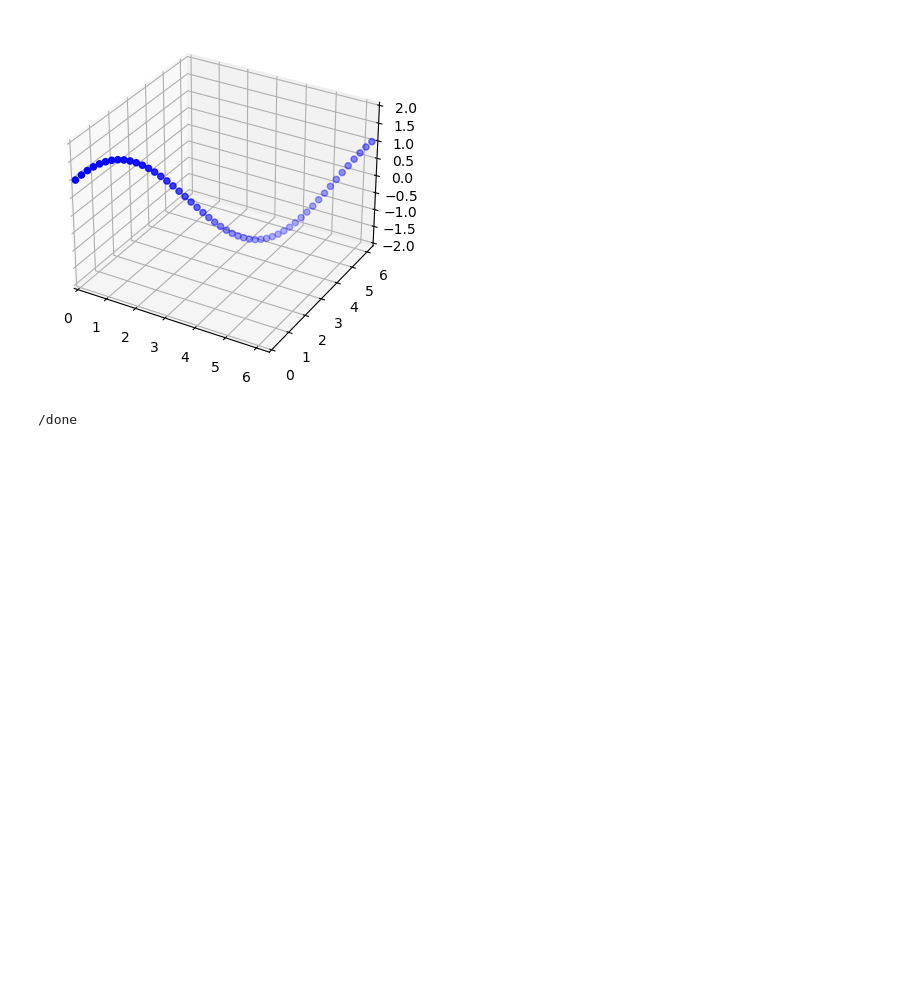
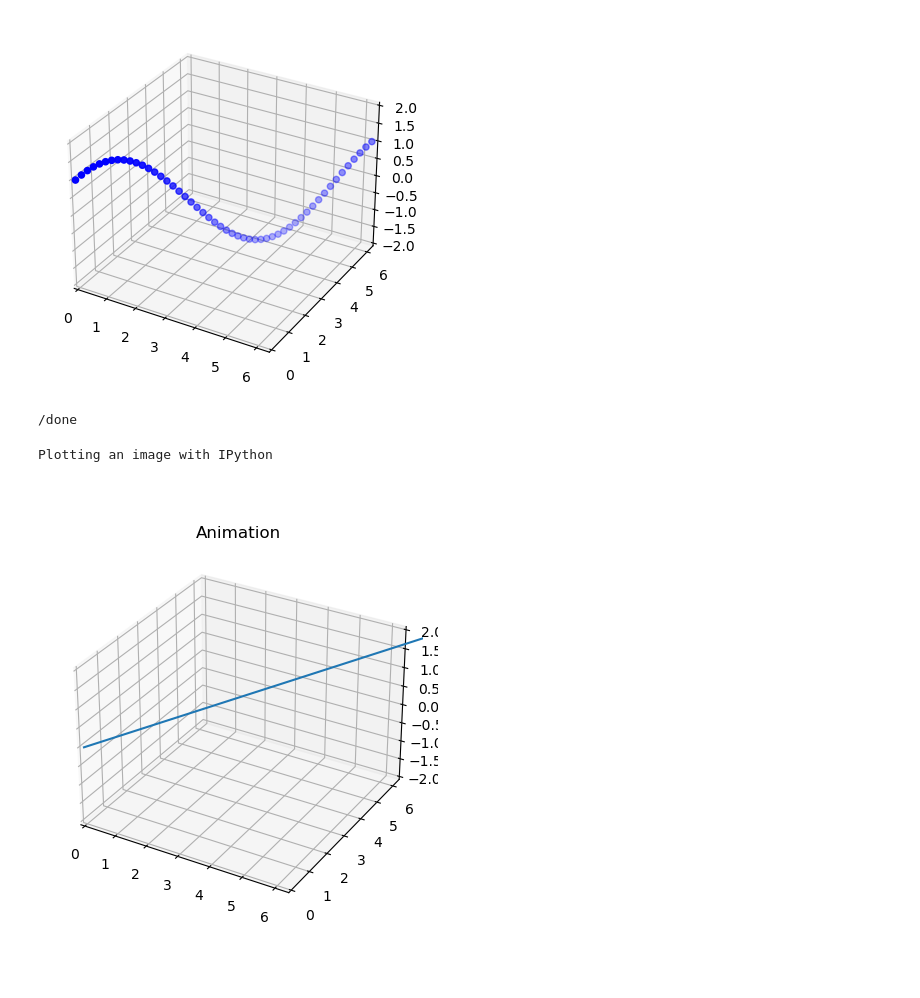
Before and after one commit to hansbuehler/cdxbasics, a Jupyter notebook: cdxbasics/notebooks/DynamicPlot.ipynb, the cells around one changed output. Drawn from its saved outputs; the diff is of its cells as text; code cells hidden in the pictures; blank space fills up the shorter version.

Commit message:
Added ability to save figures as pictures

```diff
--- a/cdxbasics/notebooks/DynamicPlot.ipynb
+++ b/cdxbasics/notebooks/DynamicPlot.ipynb
@@ -187,3 +187,35 @@ print("/done")
 # %% [output]
 [figure]
 /done
+# %%
+%matplotlib inline
+"""
+Example which shows how to use DynamicPlot to generate a figure bitmap
+"""
+
+import numpy as np
+import cdxbasics.dynaplot as dynaplot
+import math
+from IPython.display import display, Image
+
+x = np.linspace(0.,2.*math.pi,51)
+y = x
+
+# generate a figure
+fig = dynaplot.figure()
+ax  = fig.add_subplot(projection='3d')
+ax.set_xlim(0.,2.*math.pi)
+ax.set_ylim(0.,2.*math.pi)
+ax.set_zlim(-2,+2)
+ax.set_title("Animation")
+ax.plot(x,y*2)
+picture_data = fig.to_bytes()
+fig.close()
+
+print("Plotting an image with IPython")
+
+im = Image(data=picture_data)
+display(im)
+# %% [output]
+Plotting an image with IPython
+[figure, added]
```
Also changed, not shown: parts of 1 cell of this notebook, 1 other file.
